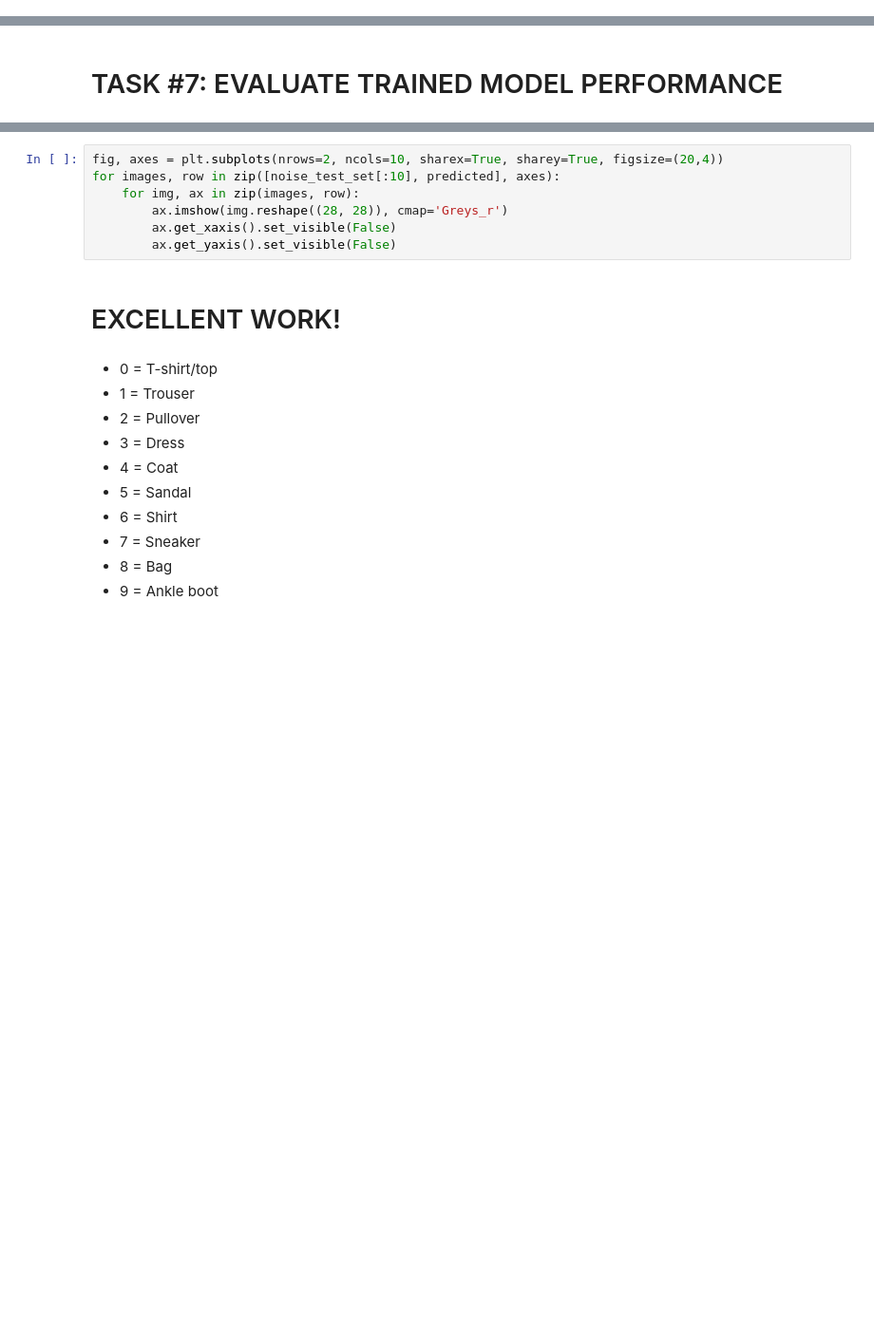
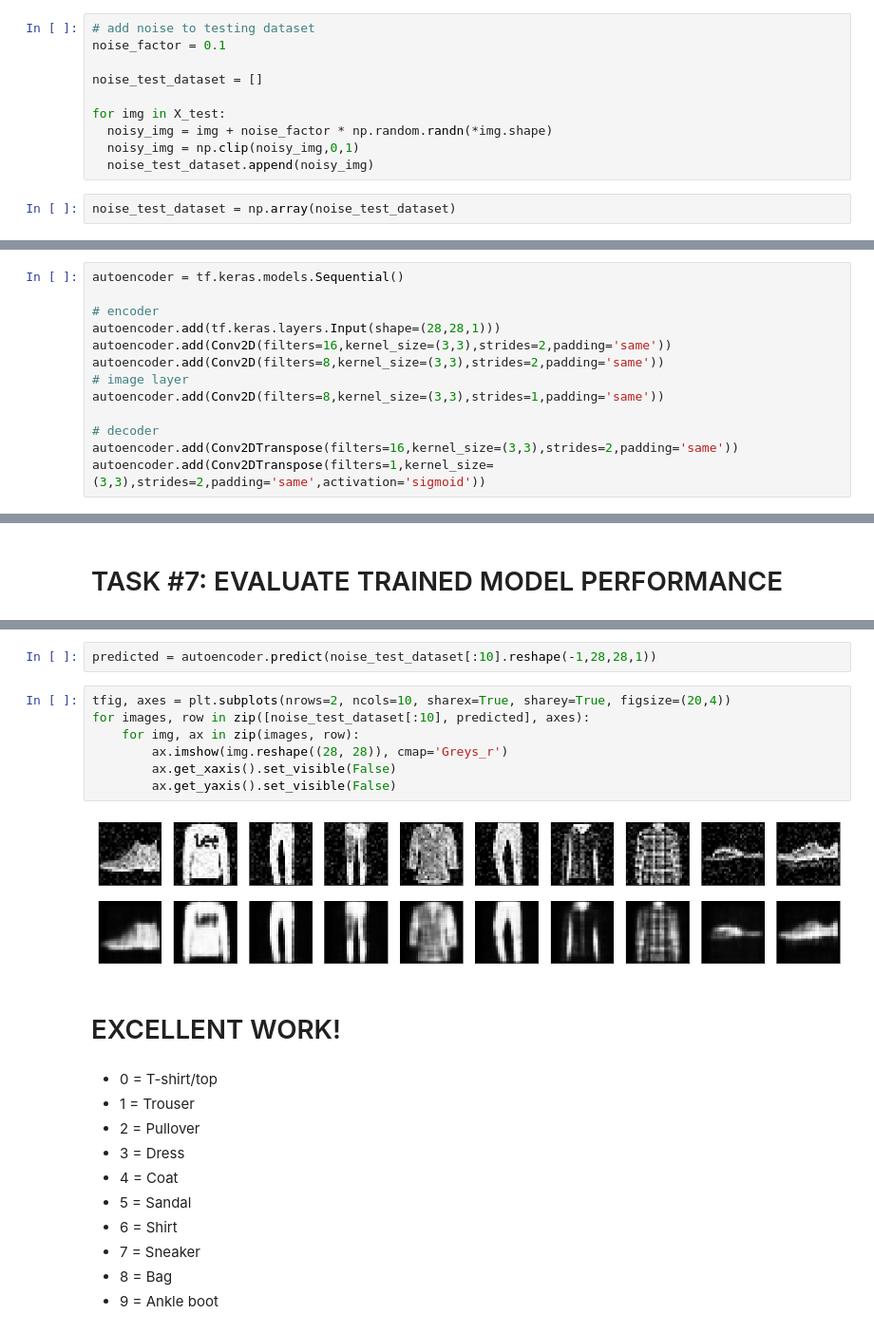
Before and after one commit to chinmay-sh/Image_denoising-keras, a Jupyter notebook: ImageDenoising.ipynb, the cells around one changed output, grey strips where cells are left out. Shown at 95% size. Cells and saved outputs as stored; diff of their text form; blank space fills up the shorter version.

```diff
--- a/ImageDenoising.ipynb
+++ b/ImageDenoising.ipynb
@@ -100,3 +128,15 @@ for i in np.arange(0,W_grid * L_grid):
+# %%
+# add noise to testing dataset
+noise_factor = 0.1
+
+noise_test_dataset = []
+
+for img in X_test:
+  noisy_img = img + noise_factor * np.random.randn(*img.shape)
+  noisy_img = np.clip(noisy_img,0,1)
+  noise_test_dataset.append(noisy_img)
+# %%
+noise_test_dataset = np.array(noise_test_dataset)
 # %% [markdown]
 # TASK #5: UNDERSTAND THE THEORY AND INTUITION BEHIND AUTOENCODERS
 # %% [markdown]
@@ -114,3 +152,16 @@ autoencoder = tf.keras.models.Sequential()
+# %%
+autoencoder = tf.keras.models.Sequential()
+
+# encoder
+autoencoder.add(tf.keras.layers.Input(shape=(28,28,1)))
+autoencoder.add(Conv2D(filters=16,kernel_size=(3,3),strides=2,padding='same'))
+autoencoder.add(Conv2D(filters=8,kernel_size=(3,3),strides=2,padding='same'))
+# image layer
+autoencoder.add(Conv2D(filters=8,kernel_size=(3,3),strides=1,padding='same'))
+
+# decoder
+autoencoder.add(Conv2DTranspose(filters=16,kernel_size=(3,3),strides=2,padding='same'))
+autoencoder.add(Conv2DTranspose(filters=1,kernel_size=(3,3),strides=2,padding='same',activation='sigmoid'))
 # %%
 autoencoder.compile(loss='binary_crossentropy', optimizer=tf.keras.optimizers.Adam(lr=0.001))
 autoencoder.summary()
@@ -125,10 +224,14 @@ autoencoder.fit(noise_dataset.reshape(-1, 28, 28, 1),
+# %%
+predicted = autoencoder.predict(noise_test_dataset[:10].reshape(-1,28,28,1))
 # %%
-fig, axes = plt.subplots(nrows=2, ncols=10, sharex=True, sharey=True, figsize=(20,4))
-for images, row in zip([noise_test_set[:10], predicted], axes):
+tfig, axes = plt.subplots(nrows=2, ncols=10, sharex=True, sharey=True, figsize=(20,4))
+for images, row in zip([noise_test_dataset[:10], predicted], axes):
     for img, ax in zip(images, row):
         ax.imshow(img.reshape((28, 28)), cmap='Greys_r')
         ax.get_xaxis().set_visible(False)
         ax.get_yaxis().set_visible(False)
+# %% [output]
+[figure, added]
 # %% [markdown]
 # EXCELLENT WORK!
 # %% [markdown]
```
Also changed, not shown: parts of 16 cells of this notebook.
